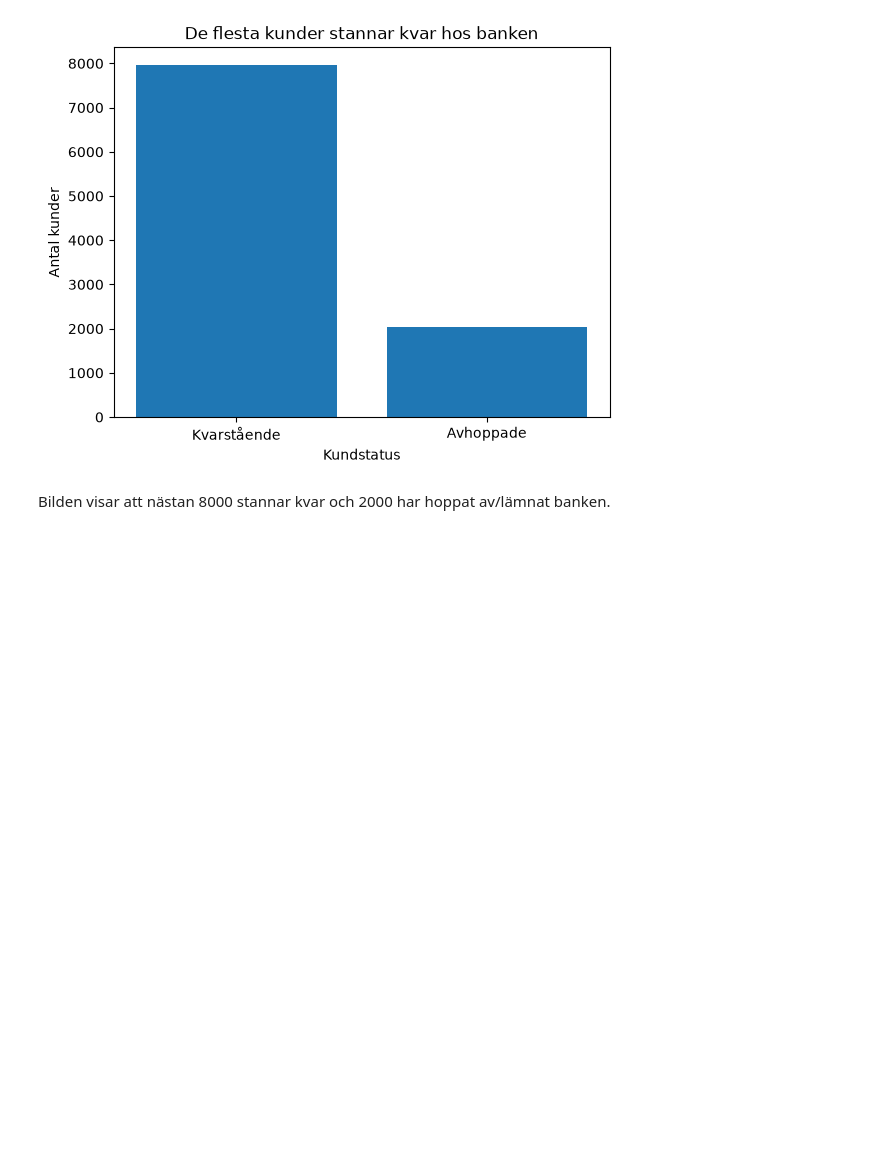
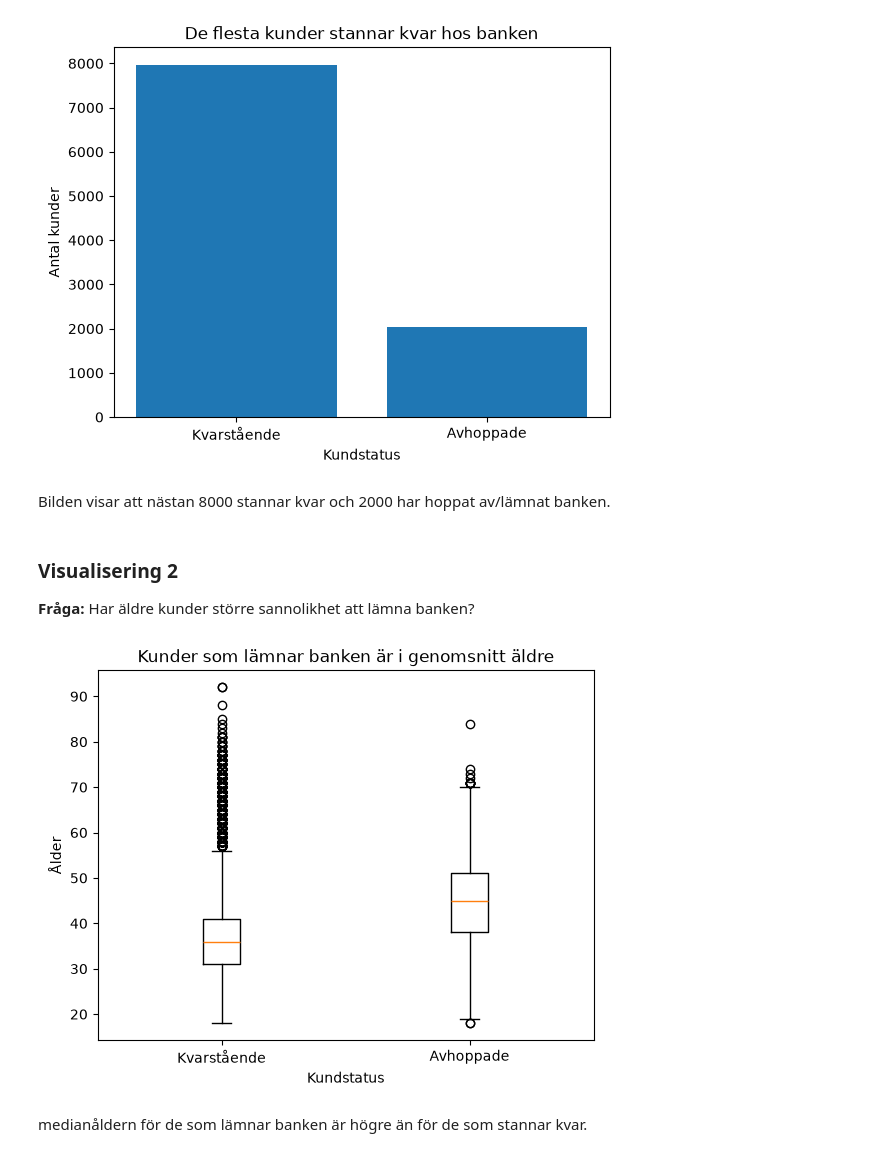
Before and after one commit to Steff-hub-max/kk1, a Jupyter notebook: kk1.ipynb, the cells around one changed output. Drawn from its saved outputs; the diff is of its cells as text; code cells hidden in the pictures; blank space fills up the shorter version.

Commit message:
added boxplot for visualizing.

```diff
--- a/kk1.ipynb
+++ b/kk1.ipynb
@@ -101,3 +100,18 @@ plt.show()
 [figure]
 # %% [markdown]
 Bilden visar att nästan 8000 stannar kvar och 2000 har hoppat av/lämnat banken.
+# %% [markdown]
+### Visualisering 2
+**Fråga:** Har äldre kunder större sannolikhet att lämna banken?
+# %%
+remaining_age = df[df['Exited'] == 0]['Age']
+churned_age = df[df['Exited'] == 1]['Age']
+plt.boxplot([remaining_age, churned_age], tick_labels=['Kvarstående', 'Avhoppade'])
+plt.title('Kunder som lämnar banken är i genomsnitt äldre')
+plt.xlabel('Kundstatus')
+plt.ylabel('Ålder')
+plt.show()
+# %% [output]
+[figure, added]
+# %% [markdown]
+medianåldern för de som lämnar banken är högre än för de som stannar kvar.
```
Also changed, not shown: parts of 1 cell of this notebook.
